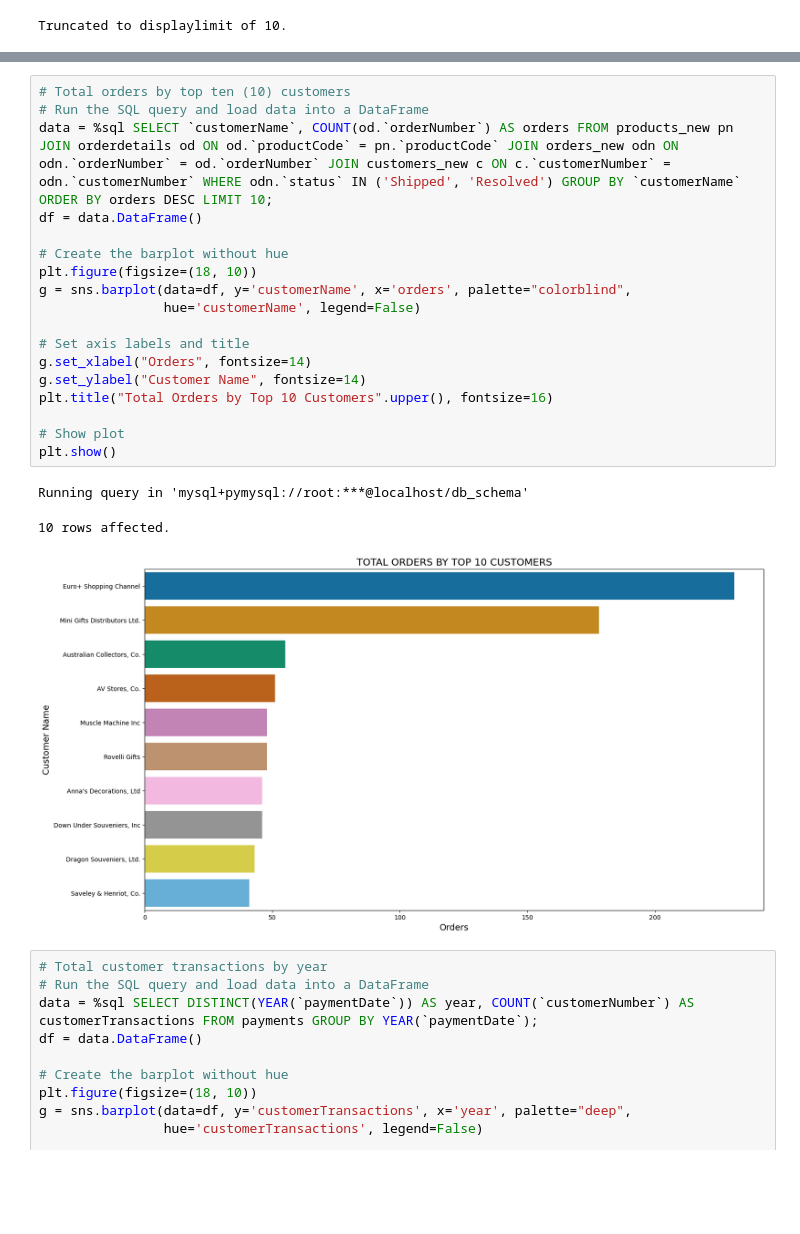
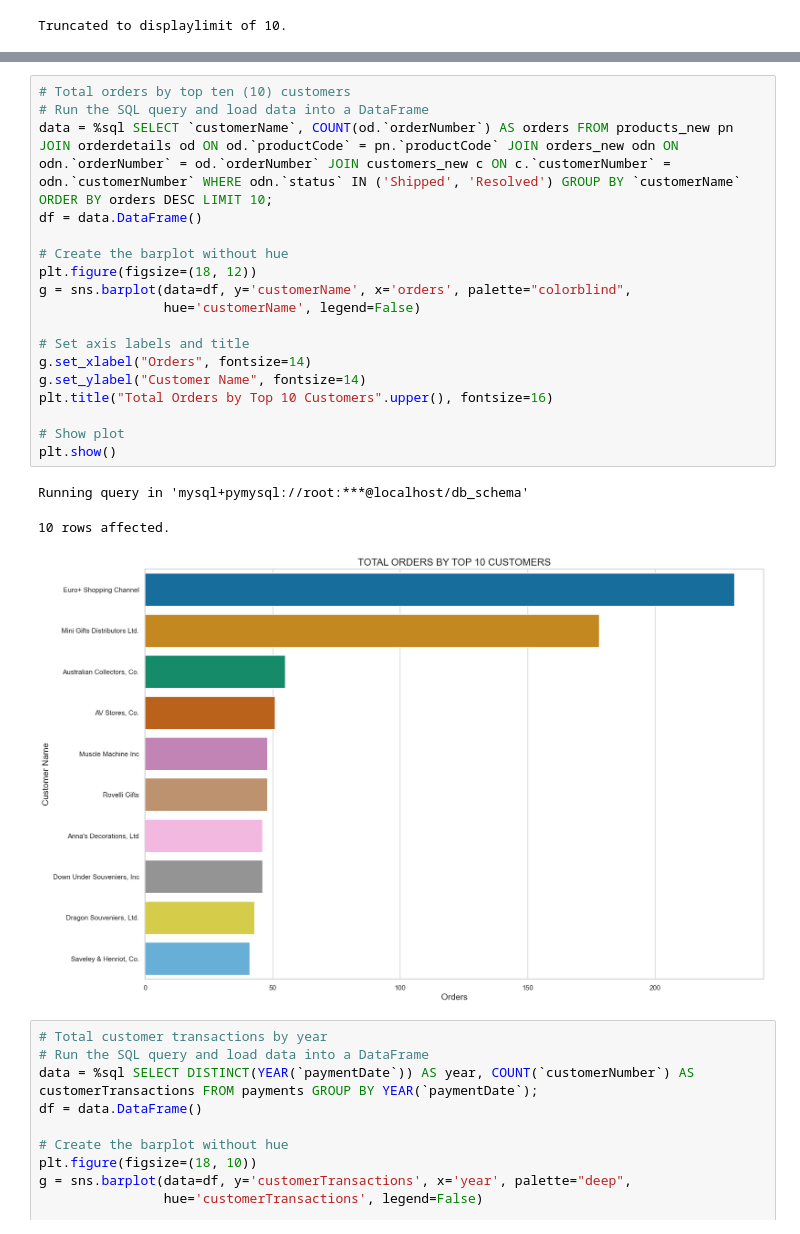
Before and after one commit to Dedamola1/Customer_and_Product_Analysis, a Jupyter notebook: Customers EDA.ipynb, the cells around one changed output, grey strips where cells are left out. Saved outputs shown, nothing was run; the diff lists cells and outputs as text; blank space fills up the shorter version.

```diff
--- a/Customers EDA.ipynb
+++ b/Customers EDA.ipynb
@@ -81,25 +81,25 @@ Running query in 'mysql+pymysql://root:***@localhost/db_schema'
 # %%
 # Total orders by top ten (10) customers
 # Run the SQL query and load data into a DataFrame
 data = %sql SELECT `customerName`, COUNT(od.`orderNumber`) AS orders FROM products_new pn JOIN orderdetails od ON od.`productCode` = pn.`productCode` JOIN orders_new odn ON odn.`orderNumber` = od.`orderNumber` JOIN customers_new c ON c.`customerNumber` = odn.`customerNumber` WHERE odn.`status` IN ('Shipped', 'Resolved') GROUP BY `customerName` ORDER BY orders DESC LIMIT 10;
 df = data.DataFrame()
 
 # Create the barplot without hue
-plt.figure(figsize=(18, 10))
+plt.figure(figsize=(18, 12))
 g = sns.barplot(data=df, y='customerName', x='orders', palette="colorblind",
                 hue='customerName', legend=False)
 
 # Set axis labels and title
 g.set_xlabel("Orders", fontsize=14)
 g.set_ylabel("Customer Name", fontsize=14)
 plt.title("Total Orders by Top 10 Customers".upper(), fontsize=16)
 
 # Show plot
 plt.show()
 # %% [output]
 Running query in 'mysql+pymysql://root:***@localhost/db_schema'
 10 rows affected.
-[figure, old version]
+[figure, new version]
 # %%
 # Total customer transactions by year
 # Run the SQL query and load data into a DataFrame
```
Also changed, not shown: parts of 5 cells of this notebook, 2 other files.
